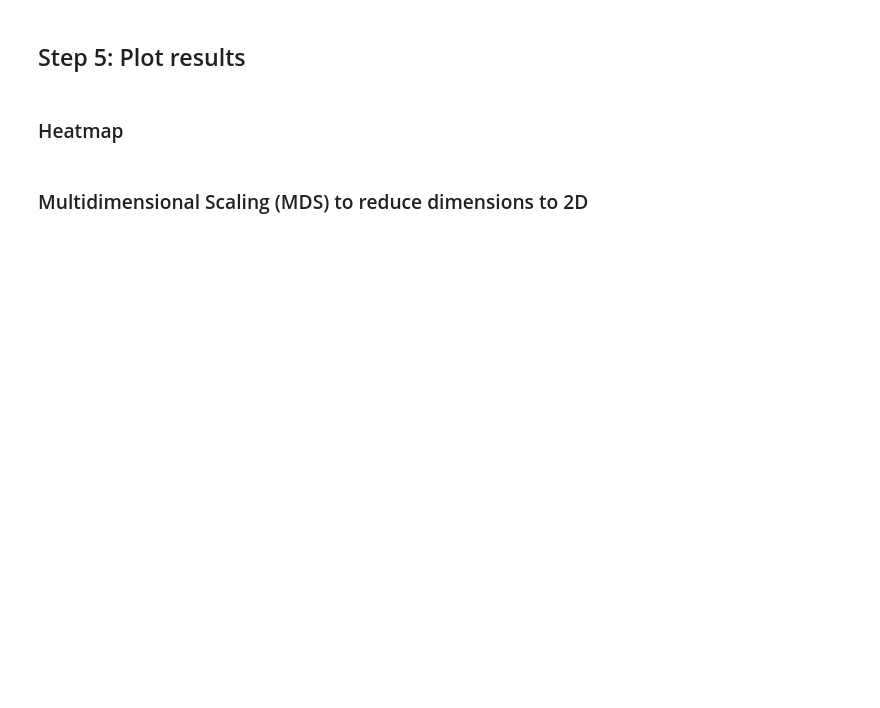
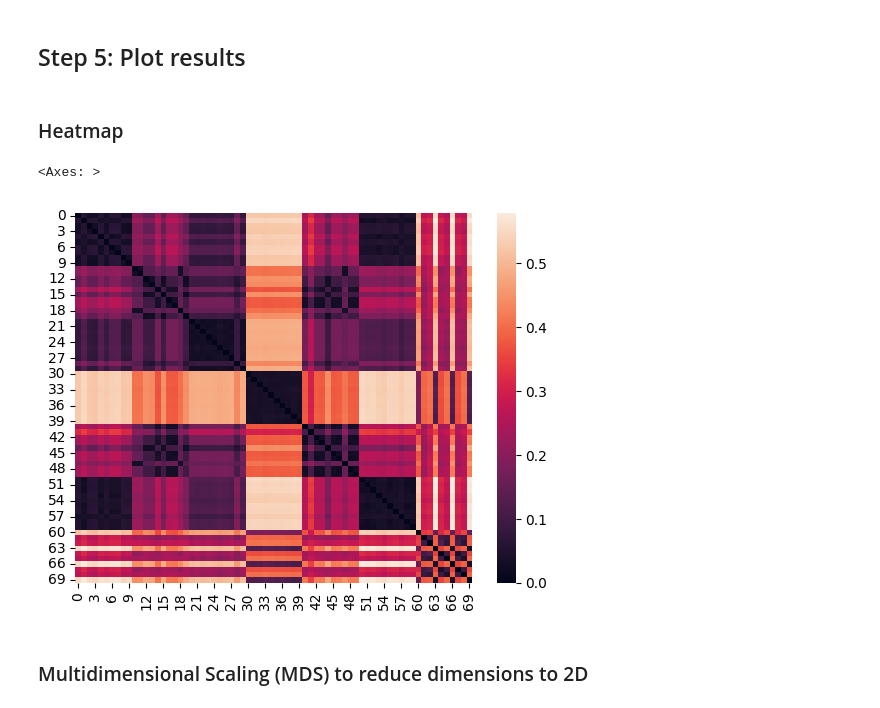
Before and after one commit to abertics/pirnns, a Jupyter notebook: pirnns/notebooks/analyze_dsa.ipynb, the cells around one changed output. Drawn from its saved outputs; the diff is of its cells as text; code cells hidden in the pictures; blank space fills up the shorter version.

Commit message:
Run similarity analysis on 70 models

```diff
--- a/pirnns/notebooks/analyze_dsa.ipynb
+++ b/pirnns/notebooks/analyze_dsa.ipynb
@@ -532,16 +537,27 @@ for i in range(num_models):
 ### Heatmap
 # %%
 # order similarity matrix by model type so we might see block structure
+xx = set(model_types)
 fix_order_dict = {x: [] for x in set(model_types)}
+for k in xx:
+    if "untrained" in k:
+        del fix_order_dict[k]
+fix_order_dict["untrained"] = []
 for i, mt in enumerate(model_types):
-    fix_order_dict[mt].append(i)
+    if "untrained" in mt:
+        fix_order_dict["untrained"].append(i)
+    else:
+        fix_order_dict[mt].append(i)
 
 reindex_order = []
 for _, v in fix_order_dict.items():
     reindex_order.extend(v)
 
 pretty_order_similarities_dmd = similarities_dmd[np.ix_(reindex_order, reindex_order)]
 sns.heatmap(pretty_order_similarities_dmd)
+# %% [output]
+<Axes: >
+[figure, added]
 # %% [markdown]
 ### Multidimensional Scaling (MDS) to reduce dimensions to 2D
 # %%
```
Also changed, not shown: parts of 4 cells of this notebook, 1 other file.
